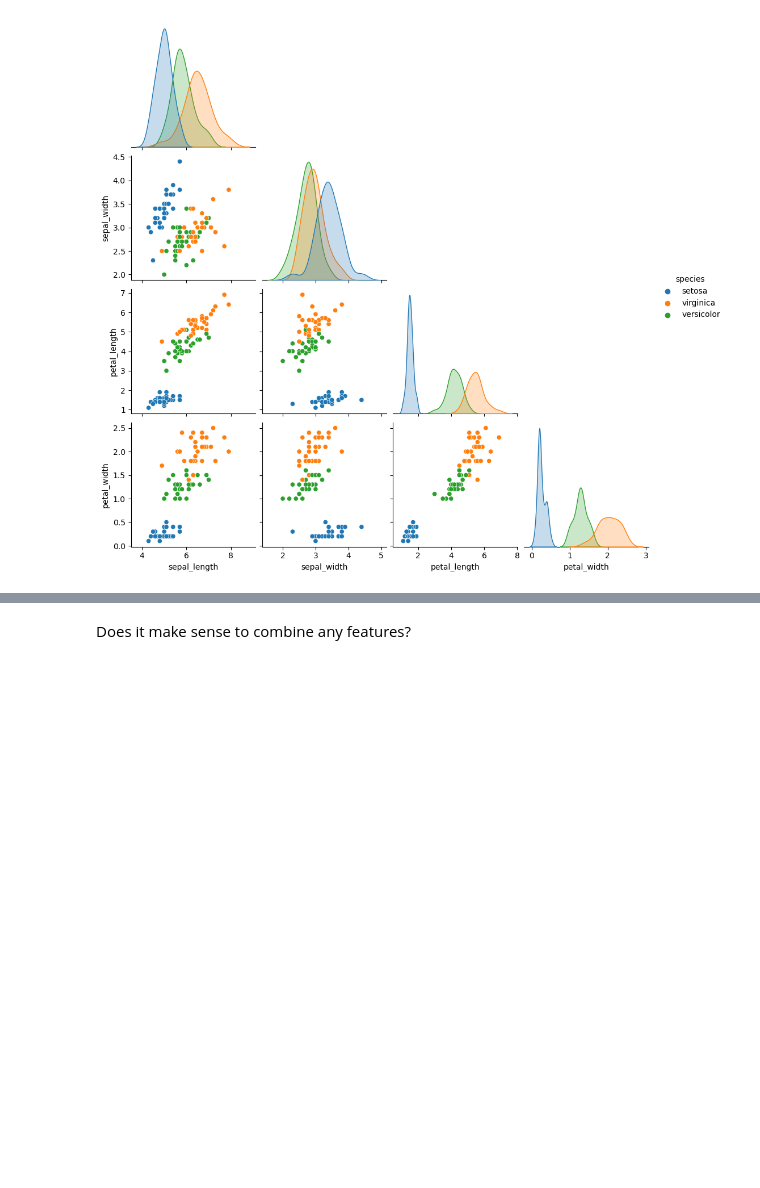
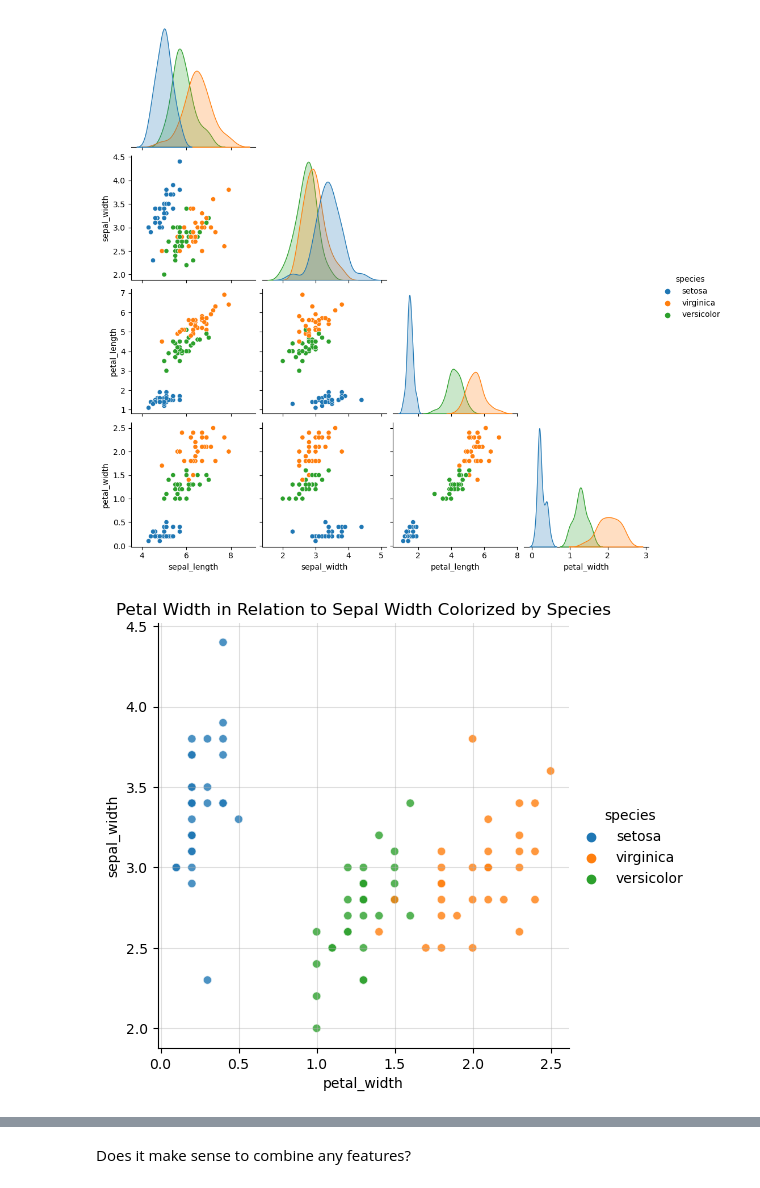
Before and after one commit to Michael-Nelson361/classification-exercises, a Jupyter notebook: explore.ipynb, the cells around one changed output, grey strips where cells are left out. Saved outputs shown, nothing was run; the diff lists cells and outputs as text; code cells hidden in the pictures; blank space fills up the shorter version.

```diff
--- a/explore.ipynb
+++ b/explore.ipynb
@@ -332,3 +333,14 @@ sns.pairplot(data=train_iris,corner=True,hue='species')
 plt.show()
 # %% [output]
 [figure]
+# %%
+# Visualize two numeric variables of the species.
+sns.relplot(train_iris,x='petal_width',y='sepal_width',hue='species',alpha=0.8)
+
+plt.grid(alpha=0.4)
+plt.title('Petal Width in Relation to Sepal Width Colorized by Species')
+# plt.legend()
+
+plt.show()
+# %% [output]
+[figure, added]
```
Also changed, not shown: parts of 16 cells of this notebook.
